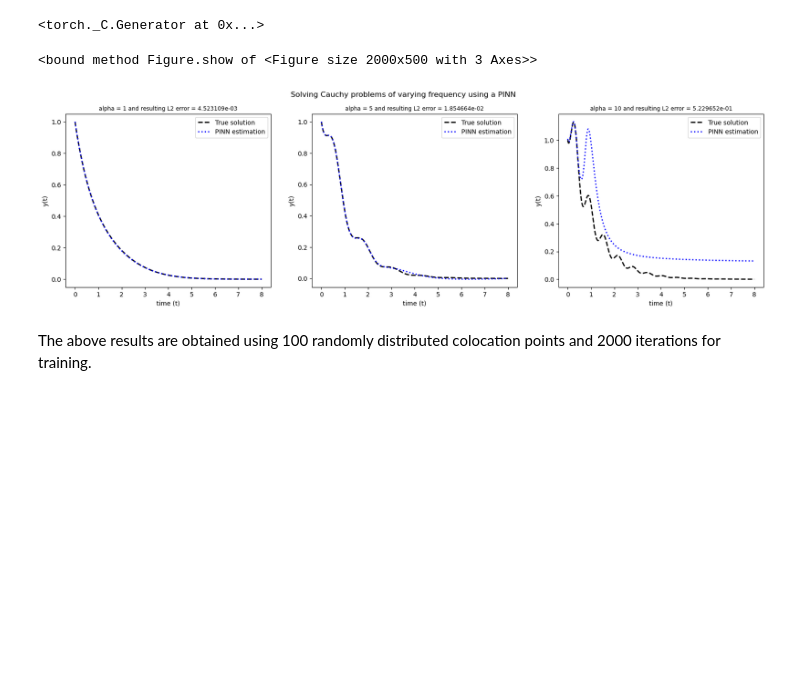
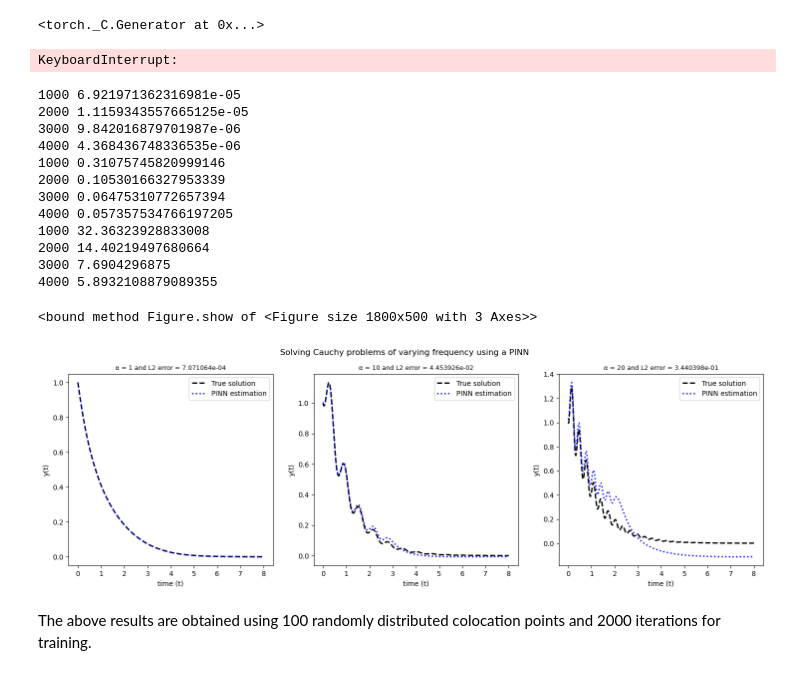
Before and after one commit to CS-433/ml-project-2-hapinness, a Jupyter notebook: cauchy_local.ipynb, the cells around one changed output. Saved outputs shown, nothing was run; the diff lists cells and outputs as text; code cells hidden in the pictures; blank space fills up the shorter version.

```diff
--- a/cauchy_local.ipynb
+++ b/cauchy_local.ipynb
@@ -17,10 +33,10 @@ torch.manual_seed(0)
 
 # generate colocation points
 import random
-random.seed(1)
+random.seed(0)
 lower_bound = 0
 upper_bound = 8
-N_col = 100
+N_col = 10000
 t_col = [random.uniform(lower_bound,upper_bound) for _ in range(N_col)]
 t_col = torch.tensor(t_col).reshape(1, -1).T
 
@@ -63,7 +79,7 @@ class Model:
         self.model = NN().to(device)
 
         #Max iteration
-        self.max_iter = 2000
+        self.max_iter = 4000
 
         #Criterion for loss
         self.criterion = nn.MSELoss()
@@ -114,11 +130,11 @@ class Model:
 
         loss.backward()
         #Print loss every 100 iteration
-        '''
-        if self.iter % 100 == 0:
+
+        if self.iter % 1000 == 0:
             print(self.iter, loss.item())
         self.iter = self.iter + 1
-        '''
+
         return loss
 
     def train(self):
@@ -129,6 +145,8 @@ class Model:
 alpha = 1
 model = Model(t_col, t_init, alpha)
 model.train()
+# %% [output]
+KeyboardInterrupt:
 # %%
 def result_funct(alpha, t):
     return (1/4)*torch.exp(-t)*(5 - torch.cos(alpha*t))
@@ -138,41 +156,54 @@ device = torch.device("cuda") if torch.cuda.is_available() else torch.device("cp
 t_fine = torch.linspace(lower_bound, upper_bound, steps=N_fine).reshape(1,-1).T.to(device)
 
 
-alpha_lst = [1,5,10]
+alpha_lst = [1,10,20]
 error_lst = []
 
-fig, ax = plt.subplots(1,3, figsize=(20, 5))
+fig, ax = plt.subplots(1,3, figsize=(18, 5))
 plt_idx = 0
 for alpha in alpha_lst:
     torch.manual_seed(0)
     model = Model(t_col, t_init, alpha)
     model.train()
 
     mod = model.model
     mod.eval()
     with torch.no_grad():
         y_pred = mod(t_fine).cpu()
 
     mse = nn.MSELoss()
     error_MSE = mse(y_pred, result_funct(alpha, t_fine))
 
     y_exact = result_funct(alpha, t_fine)
     error_L2 = np.linalg.norm(y_exact - y_pred,2)/np.linalg.norm(y_exact,2)
     error_lst.append(error_L2)
 
 
     ax[plt_idx].plot(t_fine, y_exact, color='black',linestyle='--', linewidth=2, label='True solution')
     ax[plt_idx].plot(t_fine, y_pred, color='blue', linestyle=':', linewidth=2, label='PINN estimation')
     ax[plt_idx].legend()
     ax[plt_idx].set(xlabel="time (t)", ylabel="y(t)")
-    ax[plt_idx].set_title('alpha = %d and resulting L2 error = %e'%(alpha,error_L2),fontsize=9)
+    ax[plt_idx].set_title('%c = %d and L2 error = %e'%(chr(945),alpha,error_L2),fontsize=9)
     plt_idx+=1
 
 
 plt.suptitle("Solving Cauchy problems of varying frequency using a PINN")
+plt.savefig(fname='Cauchy Problem with varying frequency')
 fig.show
 # %% [output]
-<bound method Figure.show of <Figure size 2000x500 with 3 Axes>>
+1000 6.921971362316981e-05
+2000 1.1159343557665125e-05
+3000 9.842016879701987e-06
+4000 4.368436748336535e-06
+1000 0.31075745820999146
+2000 0.10530166327953339
+3000 0.06475310772657394
+4000 0.057357534766197205
+1000 32.36323928833008
+2000 14.40219497680664
+3000 7.6904296875
+4000 5.8932108879089355
+<bound method Figure.show of <Figure size 1800x500 with 3 Axes>>
-[figure, old version]
+[figure, new version]
 # %% [markdown]
 The above results are obtained using 100 randomly distributed colocation points and 2000 iterations for training.
```
Also changed, not shown: parts of 1 cell of this notebook, 1 other file.
